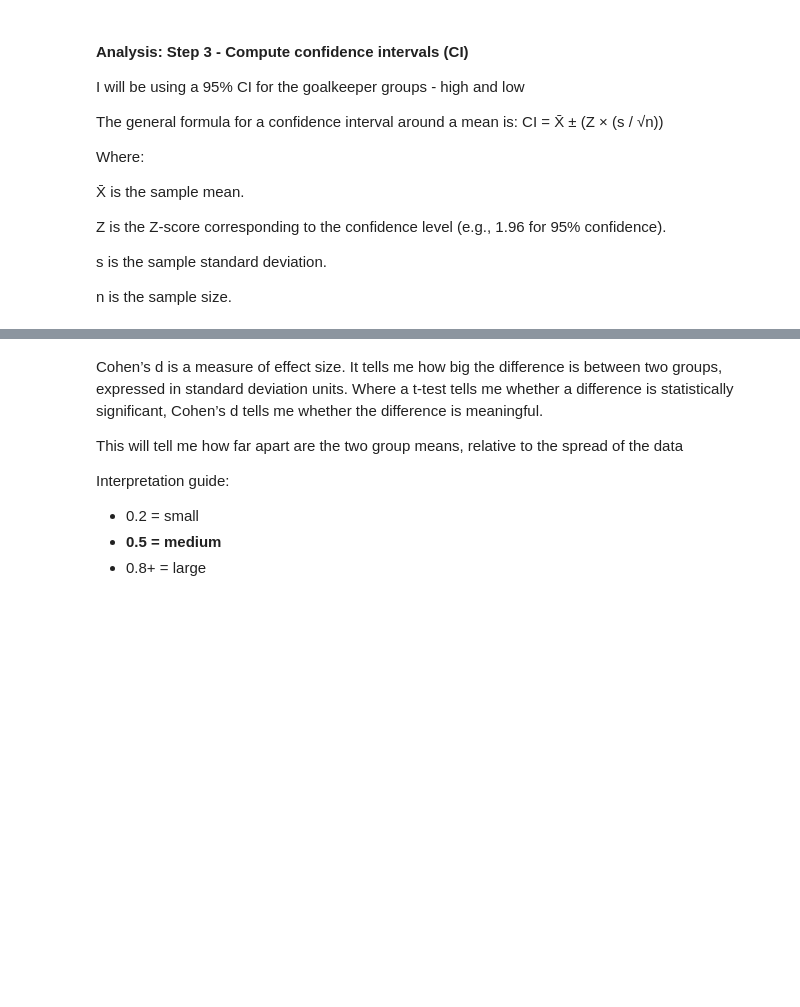
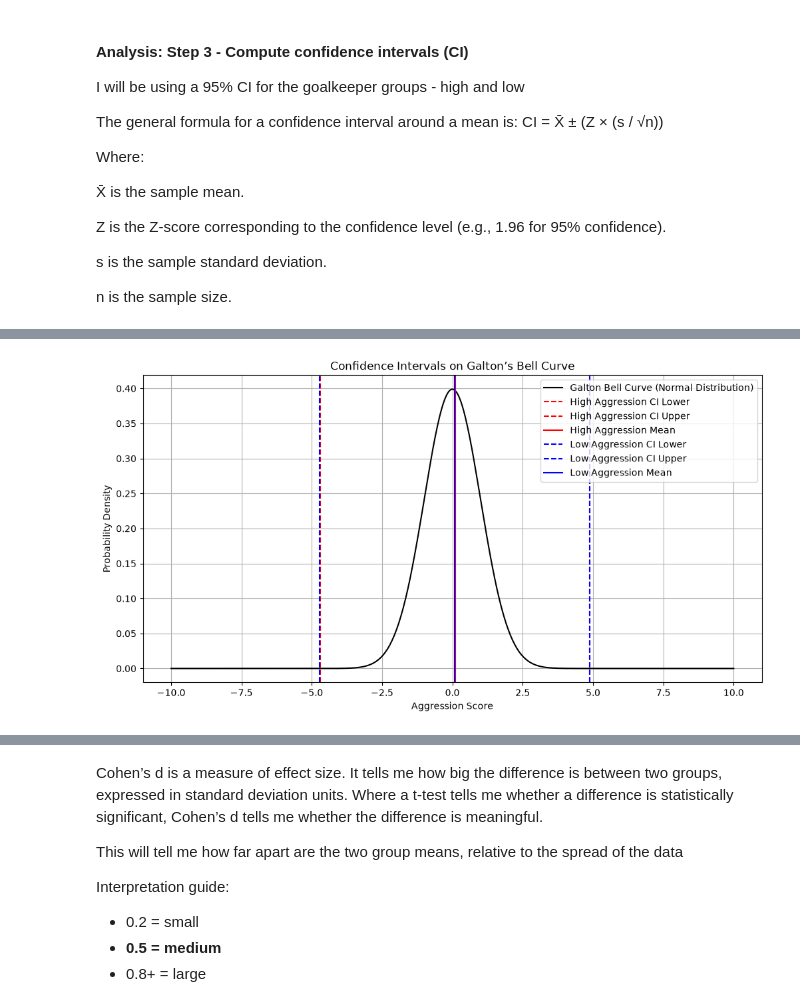
Before and after one commit to DanDooLoo/HIT140_Assessment-2_Group23, a Jupyter notebook: gk_aggression_analysis_dgw_sample_tester.ipynb, the cells around one changed output, grey strips where cells are left out. Cells and saved outputs as stored; diff of their text form; code cells hidden in the pictures; blank space fills up the shorter version.

```diff
--- a/gk_aggression_analysis_dgw_sample_tester.ipynb
+++ b/gk_aggression_analysis_dgw_sample_tester.ipynb
@@ -195 +286,38 @@ print(ci_table)
+# %%
+# --- Your CI values ---
+high_ci_low = -4.708452
+high_ci_upp = 4.893371
+low_ci_low  = -4.731386
+low_ci_upp  = 4.870437
+
+# CI midpoints (means)
+high_mean = (high_ci_low + high_ci_upp) / 2
+low_mean  = (low_ci_low + low_ci_upp) / 2
+
+# --- Galton bell curve (standard normal) ---
+x = np.linspace(-10, 10, 500)
+y = norm.pdf(x, 0, 1)
+
+plt.figure(figsize=(12, 6))
+plt.plot(x, y, label="Galton Bell Curve (Normal Distribution)", color="black")
+
+# --- Plot CI ranges ---
+plt.axvline(high_ci_low, color='red', linestyle='--', label='High Aggression CI Lower')
+plt.axvline(high_ci_upp, color='red', linestyle='--', label='High Aggression CI Upper')
+plt.axvline(high_mean, color='red', linestyle='-', label='High Aggression Mean')
+
+plt.axvline(low_ci_low, color='blue', linestyle='--', label='Low Aggression CI Lower')
+plt.axvline(low_ci_upp, color='blue', linestyle='--', label='Low Aggression CI Upper')
+plt.axvline(low_mean, color='blue', linestyle='-', label='Low Aggression Mean')
+
+# --- Labels ---
+plt.title("Confidence Intervals on Galton’s Bell Curve")
+plt.xlabel("Aggression Score")
+plt.ylabel("Probability Density")
+plt.legend()
+plt.grid(True)
+
+plt.show()
+# %% [output]
+[figure, added]
 # %%
```
Also changed, not shown: parts of 24 cells of this notebook.
